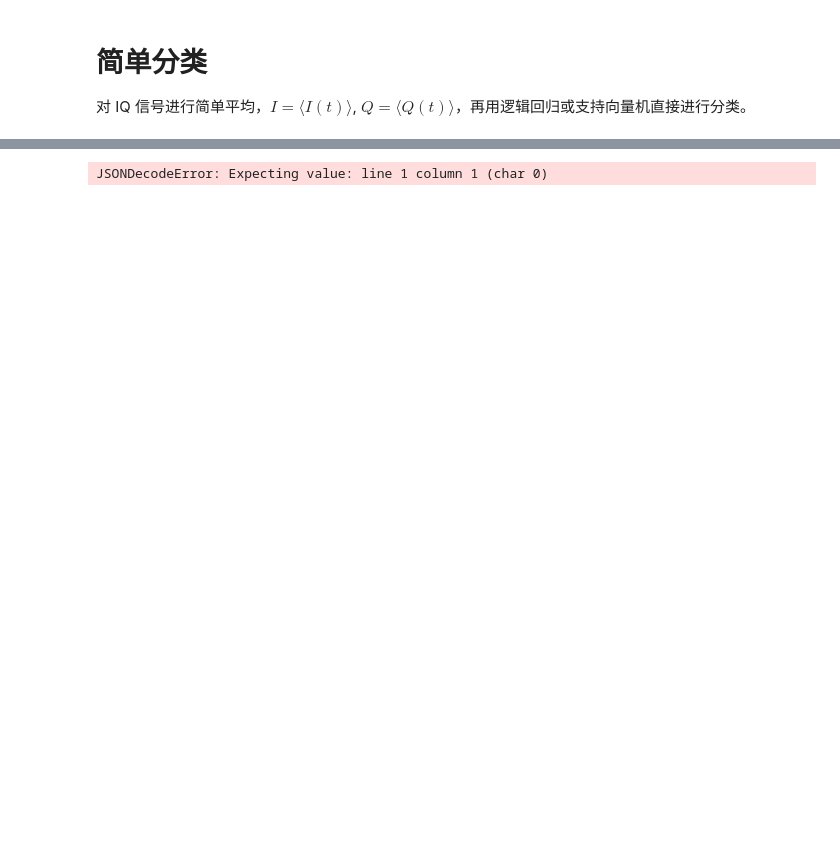
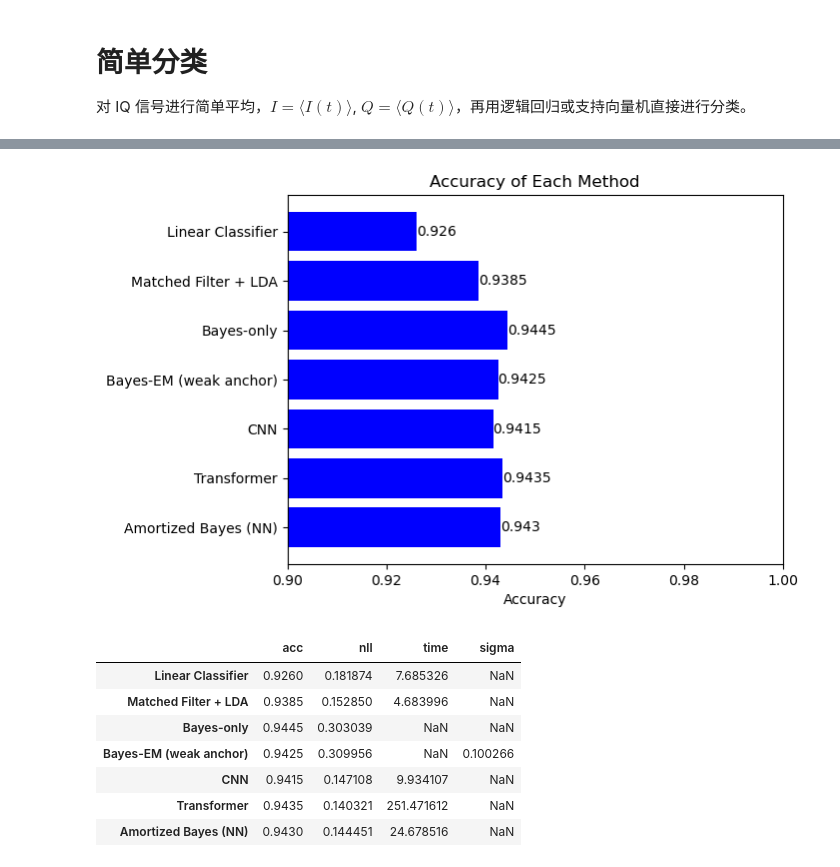
Before and after one commit to coding-xyz/qpu-gpu-co-processing, a Jupyter notebook: test_readout.ipynb, the cells around one changed output, grey strips where cells are left out. Drawn from its saved outputs; the diff is of its cells as text; code cells hidden in the pictures; blank space fills up the shorter version.

```diff
--- a/test_readout.ipynb
+++ b/test_readout.ipynb
@@ -159,28 +209,46 @@ Accuracy: 81.50%
 # %%
 import subprocess
 import json
 import matplotlib.pyplot as plt
+import pandas as pd
 
 # Run the script and capture output
 result = subprocess.run(
-    ['python', '-m', 'scripts.run_readout_all', '--in_npz', 'data/test_readout.npz', '--em_iter', '100', '--hmm_iter', '100'],
+    ['python', '-m', 'scripts.run_readout_all', '--in_npz', 'data/test_readout.npz',
+     '--em_iter', '100', '--hmm_iter', '100', '--epochs=100'],
     stdout=subprocess.PIPE, stderr=subprocess.PIPE, text=True
 )
 
-# Capture the results dictionary from the stdout (if printed by the script)
-json_output = result.stdout.split("All Results:")[-1].strip().replace("'", '"')
-results = json.loads(json_output)
+if result.stderr == '':
+    # Capture the results dictionary from the stdout (if printed by the script)
+    json_output = result.stdout.split("All Results:")[-1].strip().replace("'", '"')
+    results = json.loads(json_output)
 
-# Extract accuracies for plotting
-methods = ["SVC"] + list(results.keys())
-accuracies = [accuracy] + [results[method]["acc"] for method in methods[1:]]
+    # Extract accuracies for plotting
+    methods =list(results.keys())
+    accuracies = [results[method]["acc"] for method in methods]
+    nlls = [results[method]["nll"] for method in methods]
 
-# Plot the accuracies as a bar chart
-plt.figure()
-plt.barh(methods[::-1], accuracies[::-1], color="b")
-plt.xlabel('Accuracy')
-plt.title('Accuracy of Each Method')
-# plt.grid(True, axis='x')
-plt.show()
+    # Plot the accuracies as a bar chart
+    fig, ax = plt.subplots()
+    bars = plt.barh(methods[::-1], accuracies[::-1], color="b")
+    ax.bar_label(bars)
+    ax.set_xlim((0.9, 1.0))
+    ax.set_xlabel('Accuracy')
+    ax.set_title('Accuracy of Each Method')
+    # plt.grid(True, axis='x')
+    plt.show()
+
+    display( pd.DataFrame(results).transpose() )
+else:
+    print( result.stderr )
 # %% [output]
-JSONDecodeError: Expecting value: line 1 column 1 (char 0)
+[figure, added]
+|  | acc | nll | time | sigma |
+| Linear Classifier | 0.9260 | 0.181874 | 7.685326 | NaN |
+| Matched Filter + LDA | 0.9385 | 0.152850 | 4.683996 | NaN |
+| Bayes-only | 0.9445 | 0.303039 | NaN | NaN |
+| Bayes-EM (weak anchor) | 0.9425 | 0.309956 | NaN | 0.100266 |
+| CNN | 0.9415 | 0.147108 | 9.934107 | NaN |
+| Transformer | 0.9435 | 0.140321 | 251.471612 | NaN |
+| Amortized Bayes (NN) | 0.9430 | 0.144451 | 24.678516 | NaN |
```
Also changed, not shown: parts of 7 cells of this notebook, 8 other files.
